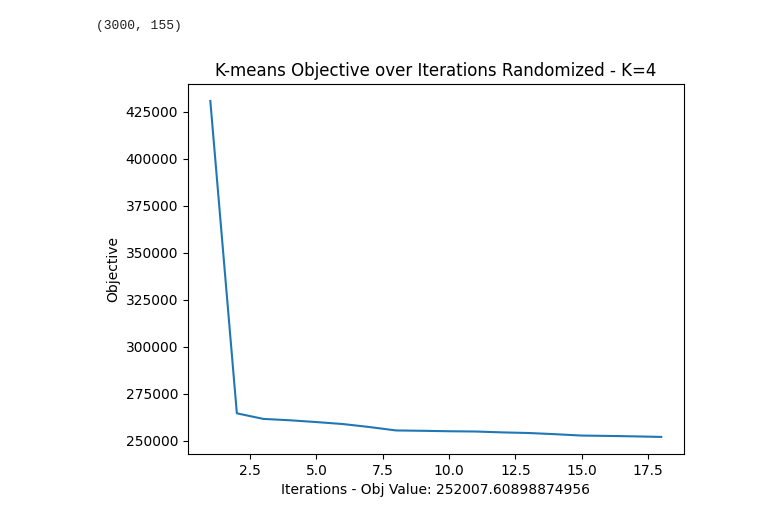
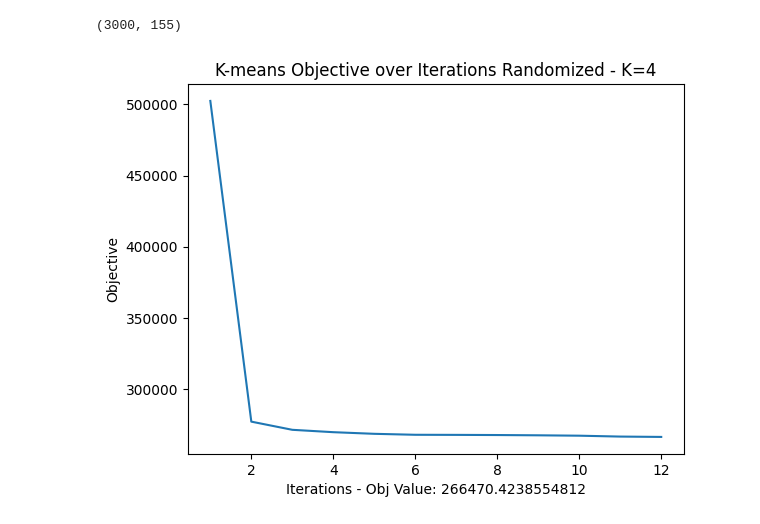
Before and after one commit to vratins/AsthmaClustering, a Jupyter notebook: kmeans_nb.ipynb, the cells around one changed output. Cells and saved outputs as stored; diff of their text form; code cells hidden in the pictures.

Commit message:
bec data

```diff
--- a/kmeans_nb.ipynb
+++ b/kmeans_nb.ipynb
@@ -133,15 +132,15 @@ data_bec.shape
 # %% [output]
 (3000, 155)
 # %%
-clusters_bec,means_bec,obj_values_bec=random_clusters(data_bec.T,4)
+clusters_bec,means_bec,obj_values_bec=random_clusters(data_bec.T,3)
 min_obj=obj_values_bec[-1]
 plt.plot(range(1, len(obj_values_bec)+1), obj_values_bec)
 plt.title('K-means Objective over Iterations Randomized - K=4')
 plt.xlabel('Iterations - Obj Value: {x}'.format(x=min_obj))
 plt.ylabel('Objective')
 plt.savefig("k-means3.png")
 plt.show()
 # %% [output]
-[figure, old version]
+[figure, new version]
 # %%
 labels_bec = np.concatenate([np.full(len(sublist), i, dtype=int) for i, sublist in enumerate(clusters_bec)])
```
Also changed, not shown: parts of 5 cells of this notebook.
